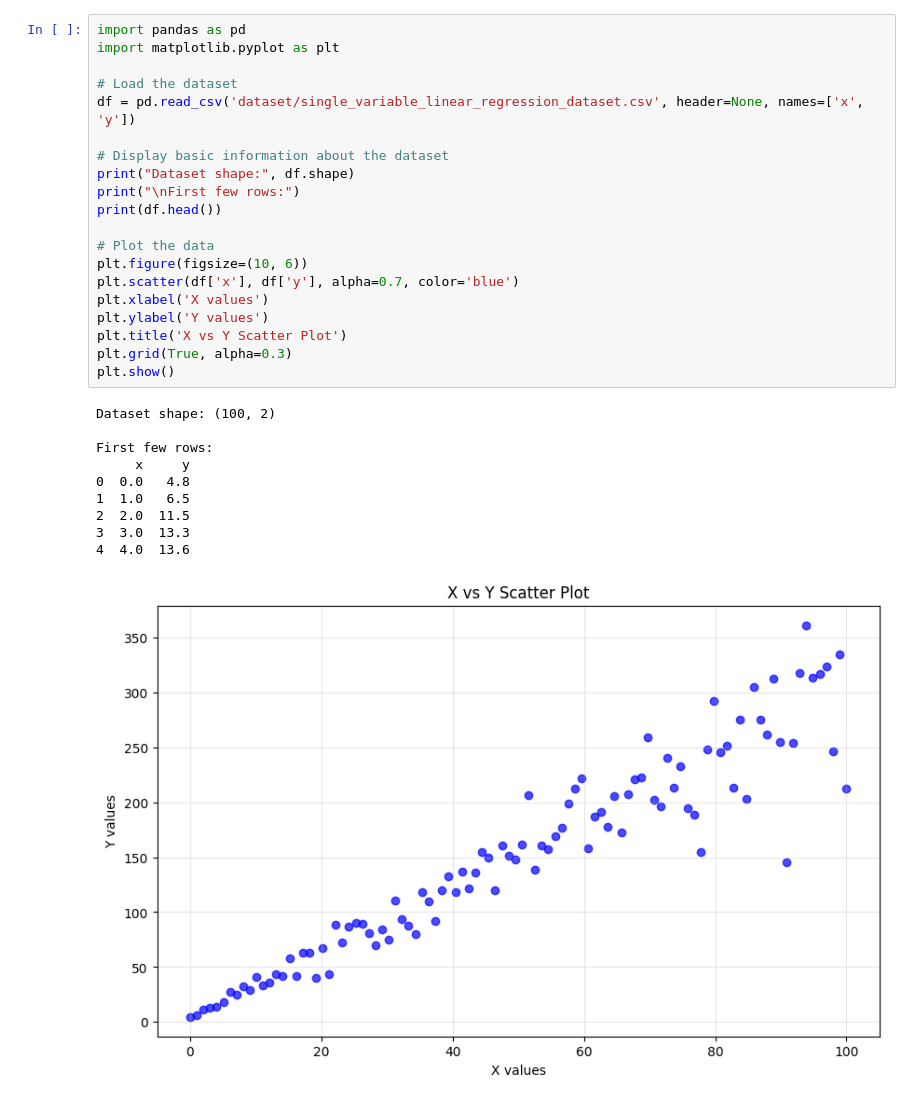
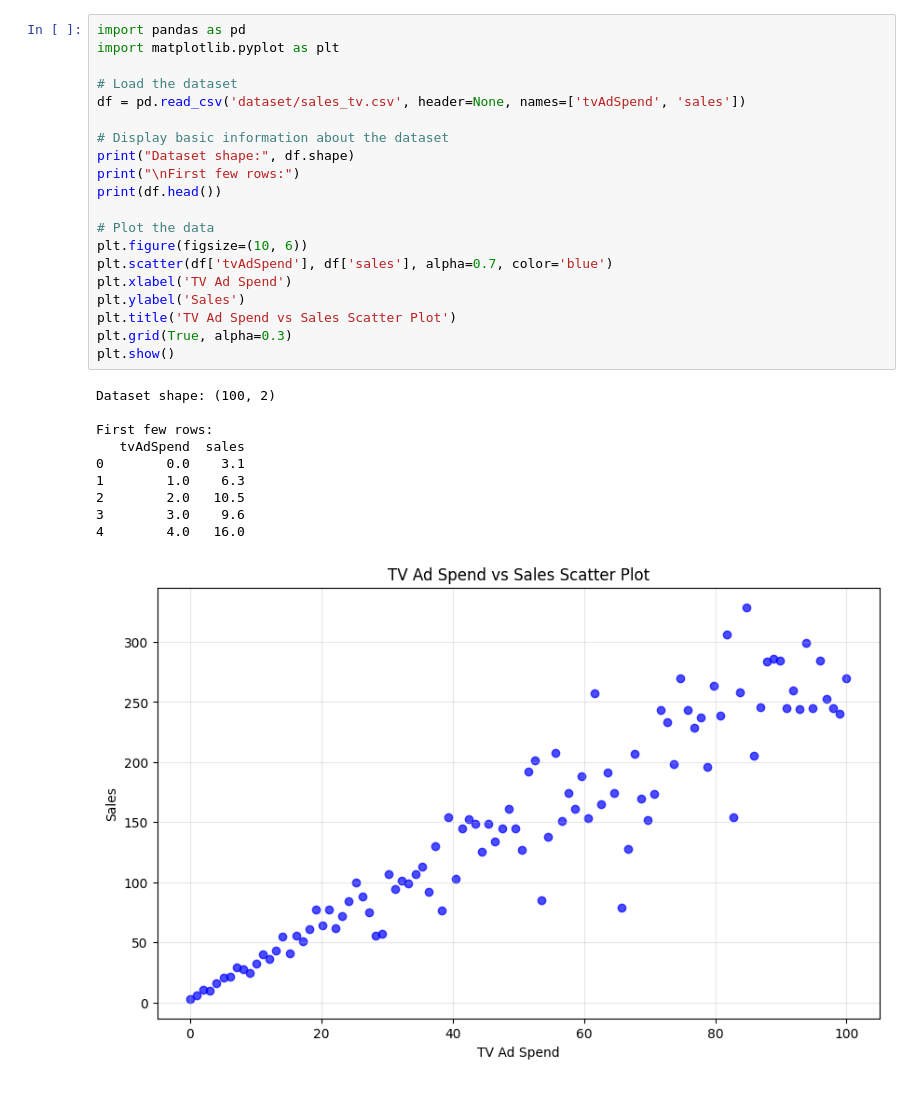
Before and after one commit to makingmusic/ml101, a Jupyter notebook: sales_tv.ipynb, the cells around one changed output. Saved outputs shown, nothing was run; the diff lists cells and outputs as text.

```diff
--- a/sales_tv.ipynb
+++ b/sales_tv.ipynb
@@ -1,34 +1,34 @@
 # %%
 import pandas as pd
 import matplotlib.pyplot as plt
 
 # Load the dataset
-df = pd.read_csv('dataset/single_variable_linear_regression_dataset.csv', header=None, names=['x', 'y'])
+df = pd.read_csv('dataset/sales_tv.csv', header=None, names=['tvAdSpend', 'sales'])
 
 # Display basic information about the dataset
 print("Dataset shape:", df.shape)
 print("\nFirst few rows:")
 print(df.head())
 
 # Plot the data
 plt.figure(figsize=(10, 6))
-plt.scatter(df['x'], df['y'], alpha=0.7, color='blue')
-plt.xlabel('X values')
-plt.ylabel('Y values')
-plt.title('X vs Y Scatter Plot')
+plt.scatter(df['tvAdSpend'], df['sales'], alpha=0.7, color='blue')
+plt.xlabel('TV Ad Spend')
+plt.ylabel('Sales')
+plt.title('TV Ad Spend vs Sales Scatter Plot')
 plt.grid(True, alpha=0.3)
 plt.show()
 # %% [output]
 Dataset shape: (100, 2)
 
 First few rows:
-     x     y
-0  0.0   4.8
-1  1.0   6.5
-2  2.0  11.5
-3  3.0  13.3
-4  4.0  13.6
+   tvAdSpend  sales
+0        0.0    3.1
+1        1.0    6.3
+2        2.0   10.5
+3        3.0    9.6
+4        4.0   16.0
-[figure, old version]
+[figure, new version]
 # %%
 from sklearn.linear_model import LinearRegression
 from sklearn.metrics import mean_squared_error, r2_score
```
Also changed, not shown: parts of 3 cells of this notebook.
